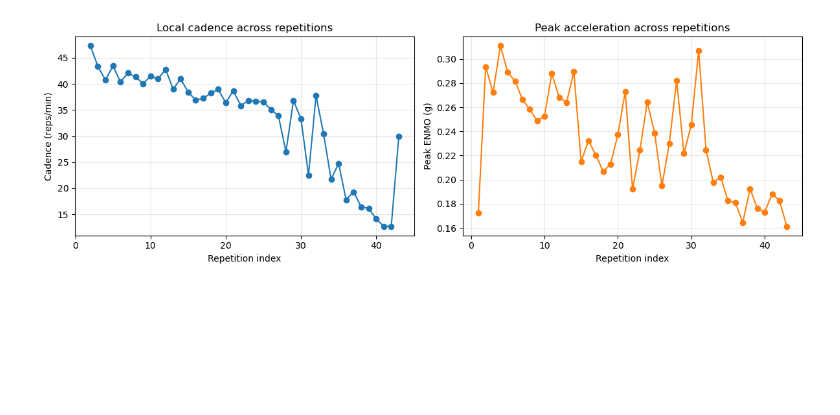
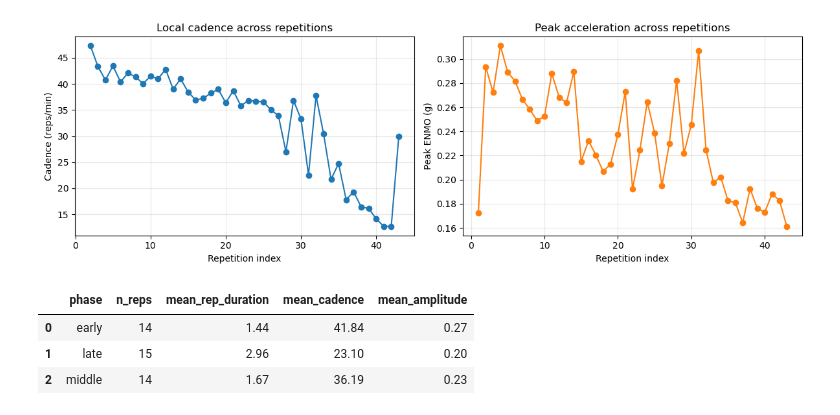
Before and after one commit to OmarFou/HAH913E-2025-Calisthenics, a Jupyter notebook: notebooks/pushups.ipynb, the cells around one changed output. Saved outputs shown, nothing was run; the diff lists cells and outputs as text; code cells hidden in the pictures; blank space fills up the shorter version.

Commit message:
Update pushups.ipynb
Early vs mid vs late repetitions: simple analysis

```diff
--- a/notebooks/pushups.ipynb
+++ b/notebooks/pushups.ipynb
@@ -371,3 +371,60 @@ plt.tight_layout()
 plt.show()
 # %% [output]
 [figure]
+# %%
+# =====================================================
+# 10. Early vs mid vs late repetitions: simple analysis
+# =====================================================
+
+def add_phase_column(reps_df: pd.DataFrame) -> pd.DataFrame:
+    """
+    Add a 'phase' column: 'early', 'middle', 'late'
+    based on rep_index tertiles.
+    """
+    n = len(reps_df)
+    if n < 3:
+        reps_df["phase"] = "all"
+        return reps_df
+
+    # cut into three roughly equal parts
+    tertiles = np.linspace(1, n+1, 4, dtype=int)  # [1, ..., n+1]
+    bounds = list(zip(tertiles[:-1], tertiles[1:]))
+
+    phase_labels = ["early", "middle", "late"]
+    phase = []
+
+    for idx in reps_df["rep_index"]:
+        if idx >= bounds[0][0] and idx < bounds[0][1]:
+            phase.append("early")
+        elif idx >= bounds[1][0] and idx < bounds[1][1]:
+            phase.append("middle")
+        else:
+            phase.append("late")
+
+    reps_df = reps_df.copy()
+    reps_df["phase"] = phase
+    return reps_df
+
+
+reps_phase = add_phase_column(reps)
+
+# Summary statistics by phase
+phase_summary = (
+    reps_phase
+    .groupby("phase")
+    .agg(
+        n_reps=("rep_index", "count"),
+        mean_rep_duration=("rep_duration_s", "mean"),
+        mean_cadence=("cadence_rpm", "mean"),
+        mean_amplitude=("amplitude_g", "mean"),
+    )
+    .round(2)
+    .reset_index()
+)
+
+phase_summary
+# %% [output]
+|  | phase | n_reps | mean_rep_duration | mean_cadence | mean_amplitude |
+| 0 | early | 14 | 1.44 | 41.84 | 0.27 |
+| 1 | late | 15 | 2.96 | 23.10 | 0.20 |
+| 2 | middle | 14 | 1.67 | 36.19 | 0.23 |
```
